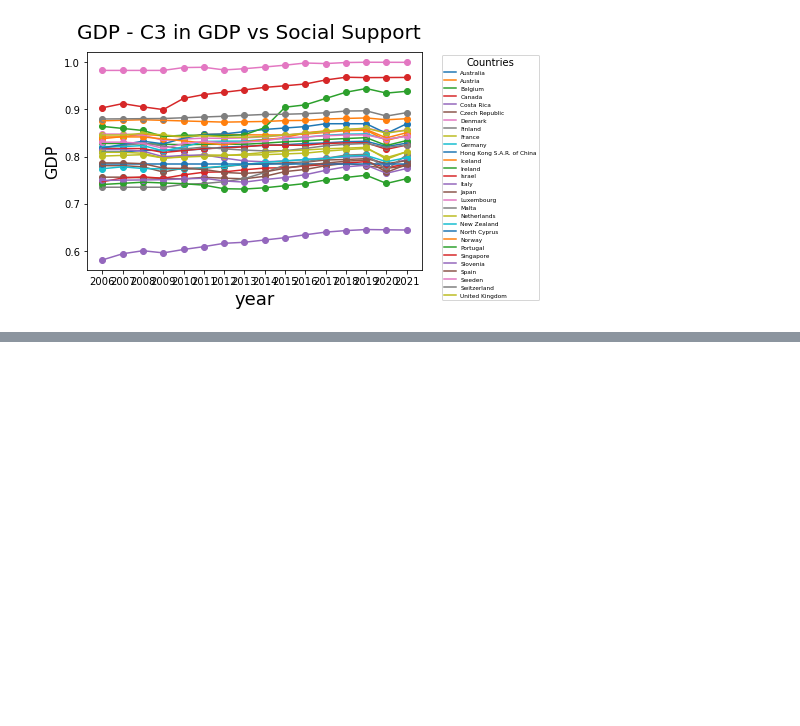
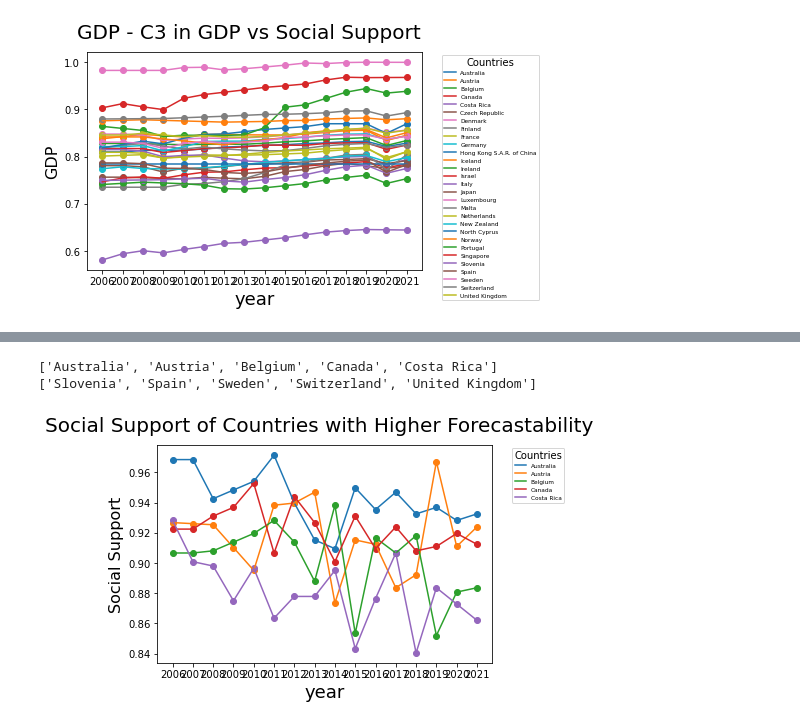
Before and after one commit to winggo12/DataAnalysis-WorldHappinessIndex, a Jupyter notebook: TimeSeriesAnalysis/ARIMA-MeanSocialSupport.ipynb, the cells around one changed output, grey strips where cells are left out. Cells and saved outputs as stored; diff of their text form; code cells hidden in the pictures; blank space fills up the shorter version.

Commit message:
Added Forecastability

```diff
--- a/TimeSeriesAnalysis/ARIMA-MeanSocialSupport.ipynb
+++ b/TimeSeriesAnalysis/ARIMA-MeanSocialSupport.ipynb
@@ -254,0 +311,46 @@ plt.show()
+# %%
+AE_dict = {}
+
+for country in c3_list:
+    data = df_c3[df_c3['Country name'] == country]['Social support']
+    data.index = np.arange(0, 16)
+    AE = SampEn(data, m=2, r=0.2*np.std(data))
+    AE_dict[country] = AE
+
+
+# The Lower the approximate entropy,
+# the Easier it is to forecast it.
+Sorted_AE_dict = sort_dict(AE_dict)
+
+top5_countries_AE  = list(Sorted_AE_dict)[:5]
+top5_countries_name = list(Sorted_AE_dict.keys())[:5]
+
+bottom5_countries_AE = list(Sorted_AE_dict)[-5:]
+bottom5_countries_name = list(Sorted_AE_dict.keys())[-5:]
+
+print(top5_countries_name)
+print(bottom5_countries_name)
+# %% [output]
+['Australia', 'Austria', 'Belgium', 'Canada', 'Costa Rica']
+['Slovenia', 'Spain', 'Sweden', 'Switzerland', 'United Kingdom']
+# %%
+fig = plt.figure()
+fig.suptitle("Social Support of Countries with Higher Forecastability", fontsize=20)
+plt.xlabel("year", fontsize=18)
+plt.ylabel("Social Support", fontsize=16)
+
+for country in top5_countries_name:
+    data = df_c3[df_c3['Country name'] == country]['Social support']
+    data.index = np.arange(2006, 2021+1)
+    dis_dict = data.to_dict()
+
+    plt.scatter(range(len(dis_dict)), list(dis_dict.values()))
+    plt.plot(range(len(dis_dict)), list(dis_dict.values()))
+    plt.xticks(range(len(dis_dict)), list(dis_dict.keys()))
+
+fontP = FontProperties()
+fontP.set_size('xx-small')
+plt.legend(top5_countries_name, title='Countries', bbox_to_anchor=(1.05, 1), loc='upper left', prop=fontP)
+plt.show()
+# %% [output]
+[figure, added]
```
Also changed, not shown: parts of 10 cells of this notebook.
